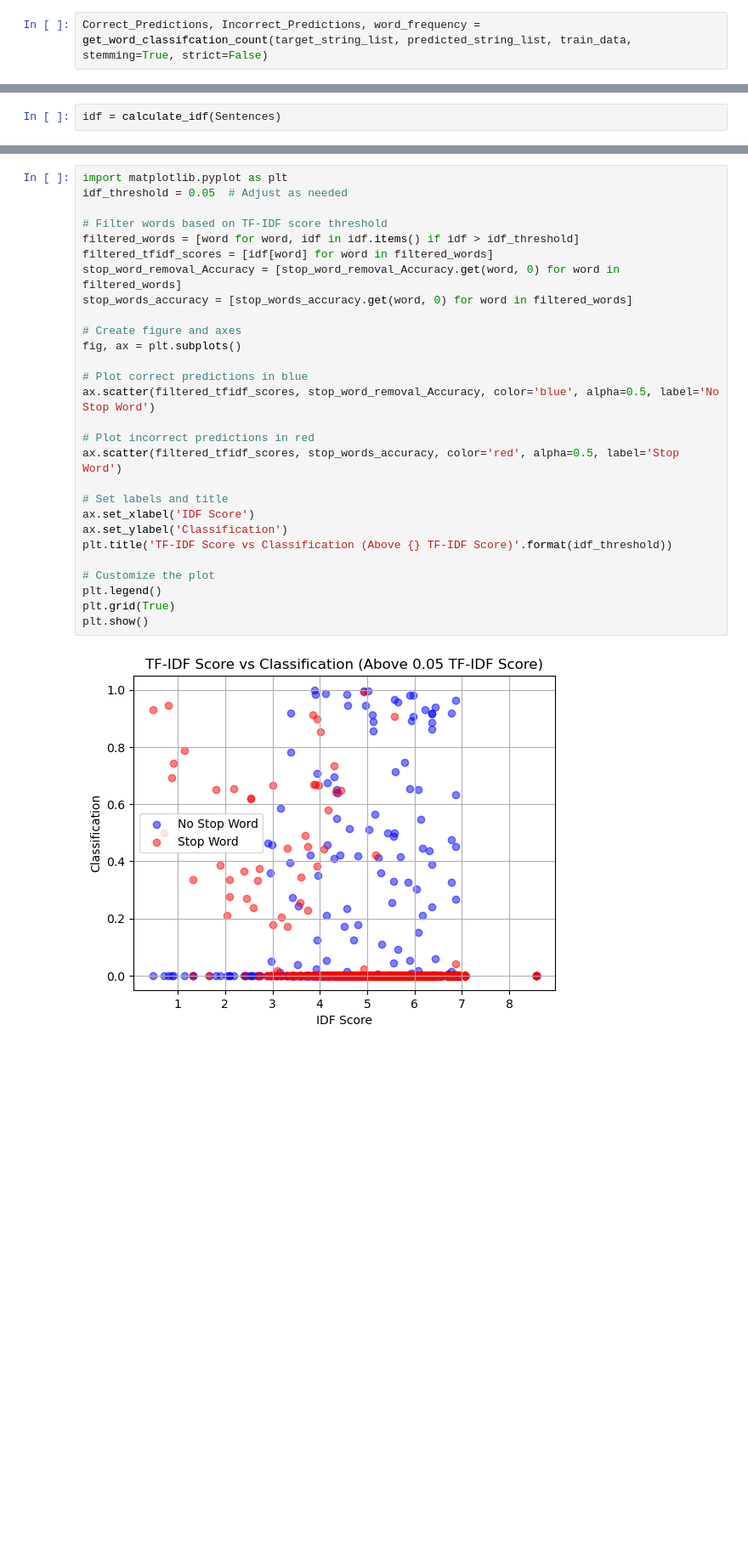
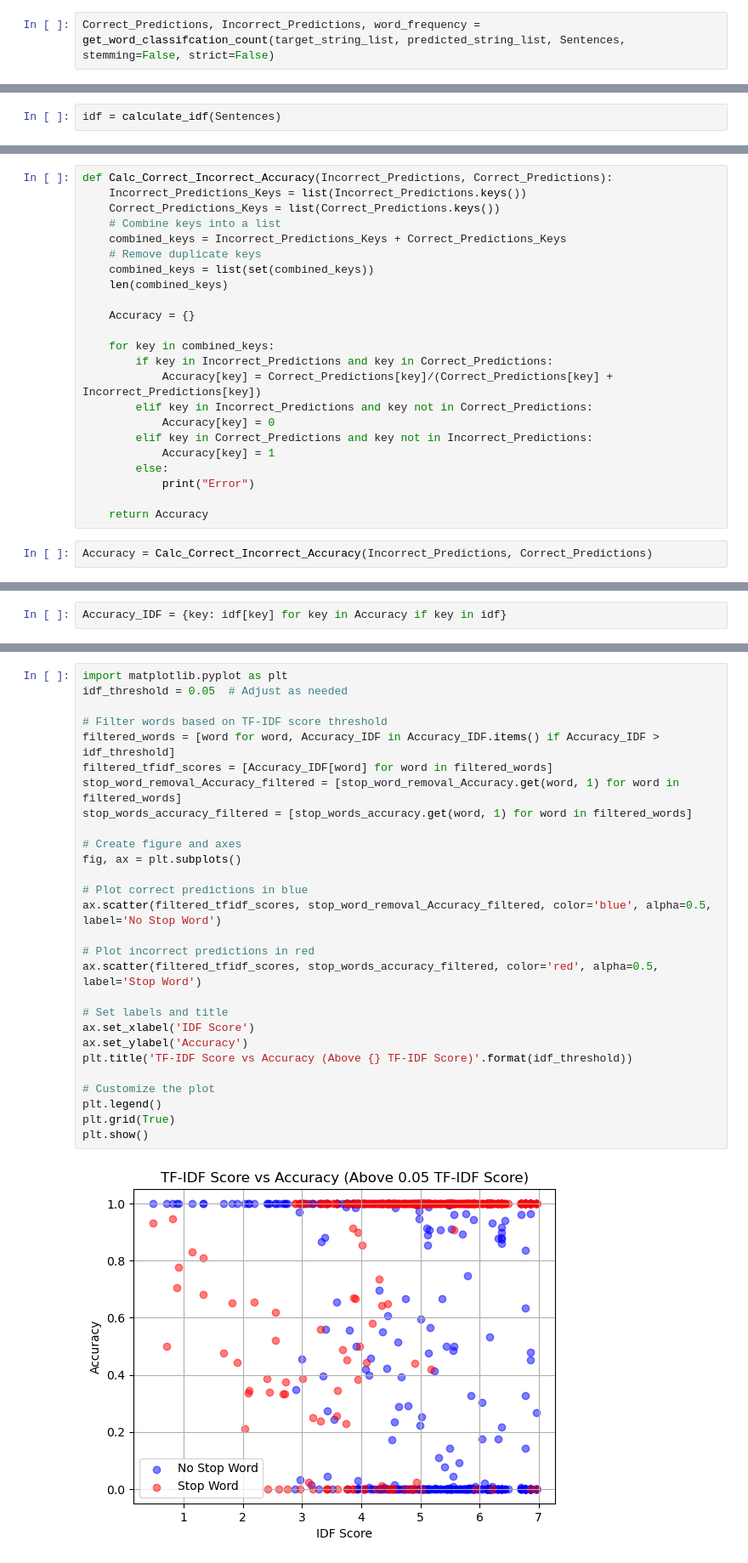
Before and after one commit to NiallMcguire/SIGIR_EEG_GAN, a Jupyter notebook: Development/EEG-To-Text-GAN/Data_Exploration/IDF_plots.ipynb, the cells around one changed output, grey strips where cells are left out. Shown: that part at 85% size. Drawn from its saved outputs; the diff is of its cells as text; blank space fills up the shorter version.

```diff
--- a/Development/EEG-To-Text-GAN/Data_Exploration/IDF_plots.ipynb
+++ b/Development/EEG-To-Text-GAN/Data_Exploration/IDF_plots.ipynb
@@ -161,5 +161,5 @@ def calculate_idf(sentences):
     idf_results = {term: math.log(total_documents / (1 + doc_frequency)) for term, doc_frequency in doc_frequencies.items()}
     return idf_results
 # %%
-Correct_Predictions, Incorrect_Predictions, word_frequency = get_word_classifcation_count(target_string_list, predicted_string_list, train_data, stemming=True, strict=False)
+Correct_Predictions, Incorrect_Predictions, word_frequency = get_word_classifcation_count(target_string_list, predicted_string_list, Sentences, stemming=False, strict=False)
 # %% [output]
@@ -181,3 +170,28 @@ for key, value in Correct_Predictions.items():
+# %%
+def Calc_Correct_Incorrect_Accuracy(Incorrect_Predictions, Correct_Predictions):
+    Incorrect_Predictions_Keys = list(Incorrect_Predictions.keys())
+    Correct_Predictions_Keys = list(Correct_Predictions.keys())
+    # Combine keys into a list
+    combined_keys = Incorrect_Predictions_Keys + Correct_Predictions_Keys
+    # Remove duplicate keys
+    combined_keys = list(set(combined_keys))
+    len(combined_keys)
+
+    Accuracy = {}
+
+    for key in combined_keys:
+        if key in Incorrect_Predictions and key in Correct_Predictions:
+            Accuracy[key] = Correct_Predictions[key]/(Correct_Predictions[key] + Incorrect_Predictions[key])
+        elif key in Incorrect_Predictions and key not in Correct_Predictions:
+            Accuracy[key] = 0
+        elif key in Correct_Predictions and key not in Incorrect_Predictions:
+            Accuracy[key] = 1
+        else:
+            print("Error")
+
+    return Accuracy
+# %%
+Accuracy = Calc_Correct_Incorrect_Accuracy(Incorrect_Predictions, Correct_Predictions)
 # %%
 import nltk
 from nltk.corpus import stopwords
@@ -192,0 +215,2 @@ for key, value in Accuracy.items():
+# %%
+Accuracy_IDF = {key: idf[key] for key in Accuracy if key in idf}
@@ -193,30 +221,30 @@ for key, value in Accuracy.items():
 # %%
 import matplotlib.pyplot as plt
 idf_threshold = 0.05  # Adjust as needed
 
 # Filter words based on TF-IDF score threshold
-filtered_words = [word for word, idf in idf.items() if idf > idf_threshold]
-filtered_tfidf_scores = [idf[word] for word in filtered_words]
-stop_word_removal_Accuracy = [stop_word_removal_Accuracy.get(word, 0) for word in filtered_words]
-stop_words_accuracy = [stop_words_accuracy.get(word, 0) for word in filtered_words]
+filtered_words = [word for word, Accuracy_IDF in Accuracy_IDF.items() if Accuracy_IDF > idf_threshold]
+filtered_tfidf_scores = [Accuracy_IDF[word] for word in filtered_words]
+stop_word_removal_Accuracy_filtered = [stop_word_removal_Accuracy.get(word, 1) for word in filtered_words]
+stop_words_accuracy_filtered = [stop_words_accuracy.get(word, 1) for word in filtered_words]
 
 # Create figure and axes
 fig, ax = plt.subplots()
 
 # Plot correct predictions in blue
-ax.scatter(filtered_tfidf_scores, stop_word_removal_Accuracy, color='blue', alpha=0.5, label='No Stop Word')
+ax.scatter(filtered_tfidf_scores, stop_word_removal_Accuracy_filtered, color='blue', alpha=0.5, label='No Stop Word')
 
 # Plot incorrect predictions in red
-ax.scatter(filtered_tfidf_scores, stop_words_accuracy, color='red', alpha=0.5, label='Stop Word')
+ax.scatter(filtered_tfidf_scores, stop_words_accuracy_filtered, color='red', alpha=0.5, label='Stop Word')
 
 # Set labels and title
 ax.set_xlabel('IDF Score')
-ax.set_ylabel('Classification')
-plt.title('TF-IDF Score vs Classification (Above {} TF-IDF Score)'.format(idf_threshold))
+ax.set_ylabel('Accuracy')
+plt.title('TF-IDF Score vs Accuracy (Above {} TF-IDF Score)'.format(idf_threshold))
 
 # Customize the plot
 plt.legend()
 plt.grid(True)
 plt.show()
 # %% [output]
-[figure, old version]
+[figure, new version]
```
Also changed, not shown: parts of 5 cells of this notebook.
